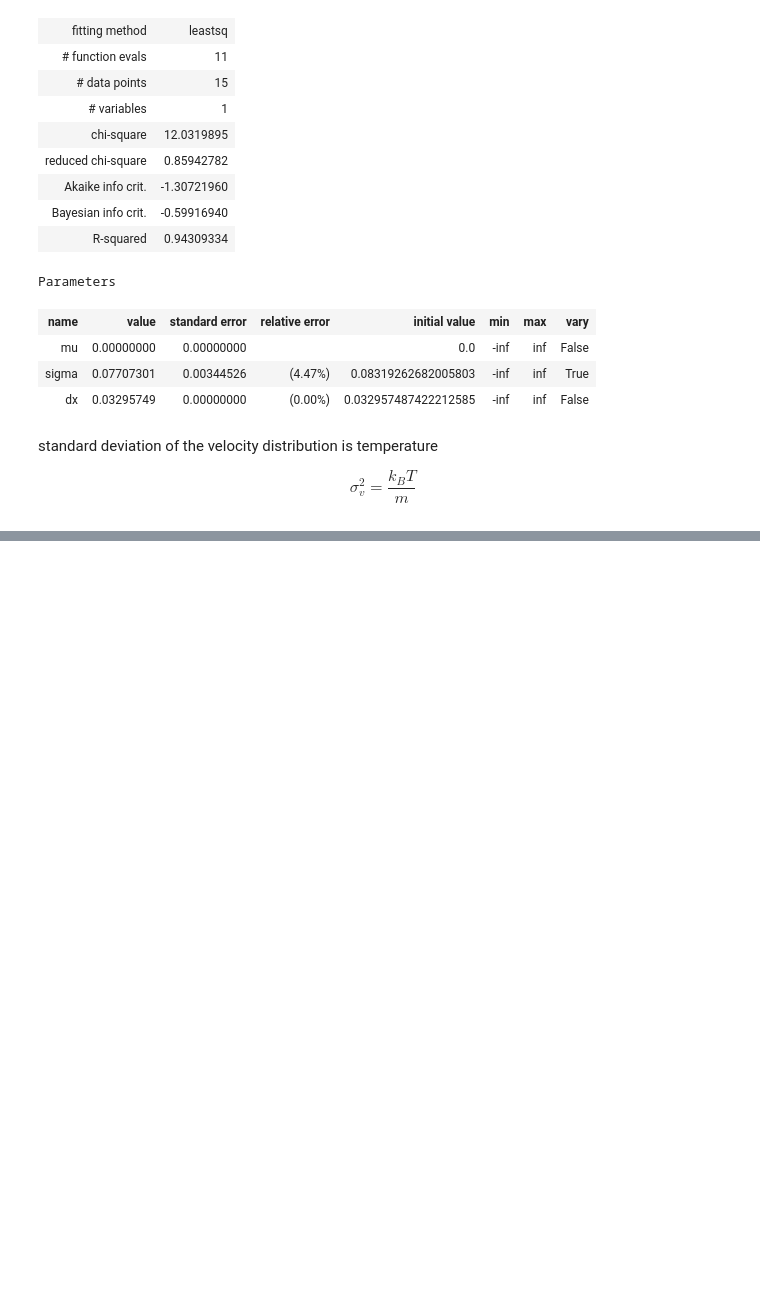
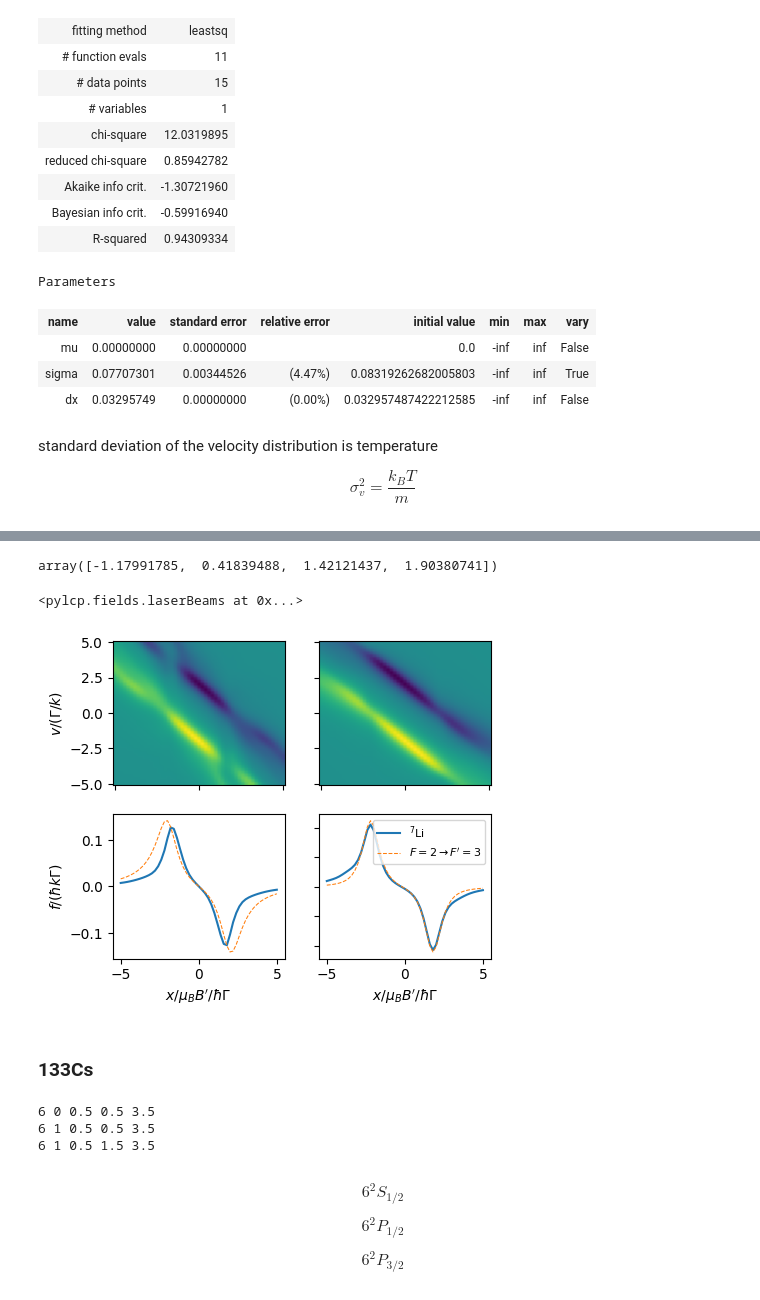
Before and after one commit to mingiQ/KCs-dual-species-laser-cooling-simulation, a Jupyter notebook: KCS_mot_design.ipynb, the cells around one changed output, grey strips where cells are left out. Drawn from its saved outputs; the diff is of its cells as text; code cells hidden in the pictures; blank space fills up the shorter version.

```diff
--- a/KCS_mot_design.ipynb
+++ b/KCS_mot_design.ipynb
@@ -403,0 +638,8 @@ $$\sigma_v^2 = \frac{k_B T}{m}$$
+# %%
+E_e_D2
+# %% [output]
+array([-1.17991785,  0.41839488,  1.42121437,  1.90380741])
+# %%
+laserBeams_D2
+# %% [output]
+<pylcp.fields.laserBeams at 0x...>
@@ -403,0 +665,55 @@ $$\sigma_v^2 = \frac{k_B T}{m}$$
+# %%
+# Define the atomic Hamiltonian for F-> 2 to 3:
+H_g_23, mu_q_g_23 = pylcp.hamiltonians.singleF(F=2, gF=1/2, muB=1)
+H_e_23, mu_q_e_23 = pylcp.hamiltonians.singleF(F=3, gF=2/3, muB=1)
+
+dijq_23 = pylcp.hamiltonians.dqij_two_bare_hyperfine(2, 3)
+
+hamiltonian_23 = pylcp.hamiltonian(H_g_23, H_e_23, mu_q_g_23, mu_q_e_23, dijq_23)
+
+# Define the laser beams for 2->3
+laserBeams_23 = pylcp.conventional3DMOTBeams(s=s, delta=det)
+
+# Make the trap for 2->3
+trap_23 = pylcp.rateeq(
+    laserBeams_23, magField, hamiltonian_23, include_mag_forces=False)
+trap_23.generate_force_profile(
+    [np.zeros(X.shape), np.zeros(X.shape), X],
+    [np.zeros(V.shape), np.zeros(V.shape), V],
+    name='Fz')
+Fz2to3 = trap_23.profile['Fz'].F[2]
+# %%
+fig, ax = plt.subplots(2, 2, figsize=(1.5*3.25, 1.5*2.75))
+ax[0, 0].imshow(FzLi_D2, origin='lower',
+               extent=(np.amin(x)-dx/2, np.amax(x)+dx/2,
+                       np.amin(v)-dv/2, np.amax(v)+dv/2),
+               aspect='auto')
+ax[0, 1].imshow(Fz2to3, origin='lower',
+               extent=(np.amin(x)-dx/2, np.amax(x)+dx/2,
+                       np.amin(v)-dv/2, np.amax(v)+dv/2),
+               aspect='auto')
+ax[1, 0].plot(X[int(X.shape[0]/2), :],
+              FzLi_D2[int(X.shape[0]/2), :])
+ax[1, 0].plot(X[int(X.shape[0]/2), :],
+              Fz2to3[int(X.shape[0]/2), :], '--',
+              linewidth=0.75)
+ax[1, 1].plot(V[:, int(X.shape[1]/2)+1],
+              FzLi_D2[:, int(X.shape[1]/2)+1], label='$^7$Li')
+ax[1, 1].plot(V[:, int(X.shape[1]/2)+1],
+              Fz2to3[:, int(X.shape[1]/2)+1], '--',
+              label='$F=2 \\rightarrow F\'=3$',
+              linewidth=0.75)
+
+ax[1, 1].legend(fontsize=8)
+
+[ax[ii, 1].yaxis.set_ticklabels('') for ii in range(2)]
+[ax[0, ii].xaxis.set_ticklabels('') for ii in range(2)]
+
+ax[0, 0].set_ylabel('$v/(\Gamma/k)$')
+ax[1, 0].set_ylabel('$f/(\hbar k \Gamma)$')
+ax[1, 0].set_xlabel('$x/\mu_B B\'/\hbar\Gamma$')
+ax[1, 1].set_xlabel('$x/\mu_B B\'/\hbar\Gamma$');
+# %% [output]
+[figure, added]
+# %% [markdown]
+### 133Cs
@@ -403,0 +730,16 @@ $$\sigma_v^2 = \frac{k_B T}{m}$$
+# %%
+print(atom.state[0].n, atom.state[0].L, atom.state[0].S, atom.state[0].J, atom.I)
+
+print(atom.state[1].n, atom.state[1].L, atom.state[1].S, atom.state[1].J, atom.I)
+
+print(atom.state[2].n, atom.state[2].L, atom.state[2].S, atom.state[2].J, atom.I)
+# %% [output]
+6 0 0.5 0.5 3.5
+6 1 0.5 0.5 3.5
+6 1 0.5 1.5 3.5
+# %% [markdown]
+$$6{}^2S_{1/2} $$
+
+$$6{}^2P_{1/2} $$
+
+$$6{}^2P_{3/2} $$
```
Also changed, not shown: parts of 46 cells of this notebook, 1 other file.
